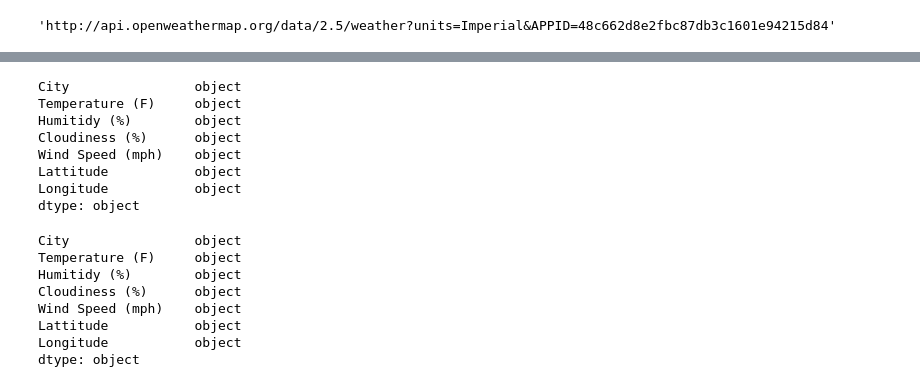
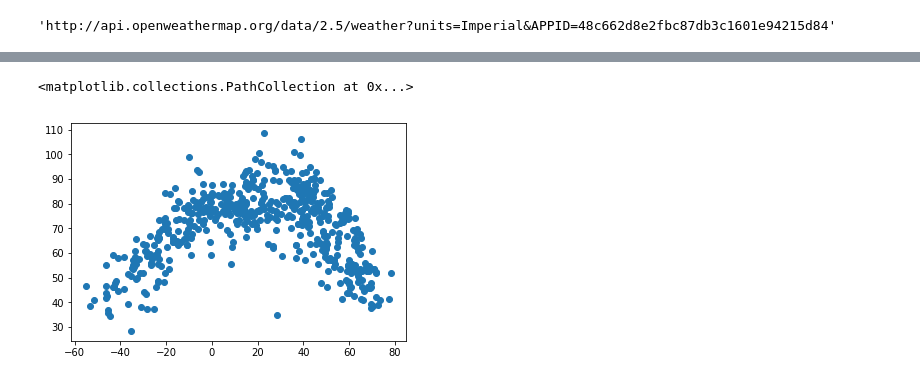
Before and after one commit to warnerm06/WeatherPy, a Jupyter notebook: WeatherPy_Solved_MEW.ipynb, the cells around one changed output, grey strips where cells are left out. Cells and saved outputs as stored; diff of their text form; code cells hidden in the pictures.

```diff
--- a/WeatherPy_Solved_MEW.ipynb
+++ b/WeatherPy_Solved_MEW.ipynb
@@ -97,7 +97,7 @@ for index, row in city_df.iterrows():
     try:
         #print(response)#(f"Temp is results['main']['temp'] in row['City'].")
 
-        city_df.loc[index,'Temperature (F)'] = response['main']['temp']
+        city_df.loc[index,'Temperature (F)'] = float(response['main']['temp'])
         city_df.loc[index,'Lattitude'] = response['coord']['lat']
         city_df.loc[index,'Longitude'] = response['coord']['lon']
         city_df.loc[index,'Humitidy (%)'] = response['main']['humidity']
@@ -108,5 +108,4 @@ for index, row in city_df.iterrows():
         missing +=1
 print(f'missing: {missing}')
 print('Start ' +str(len(cities)))
-city_df.dtypes
 # %% [output]
@@ -145,0 +137,3 @@ dtype: object
+# %%
+city_df.replace('',np.nan, inplace=True)
+city_df.head()
@@ -146,4 +147,7 @@ dtype: object
 # %%
-# xax=city_df['Lattitude']
-# yax=city_df['Temperature (F)']
-# plt.scatter(xax, yax)
+xax=city_df['Lattitude']
+yax=city_df['Temperature (F)']
+plt.scatter(xax, yax)
+# %% [output]
+<matplotlib.collections.PathCollection at 0x...>
+[figure, added]
@@ -163,13 +154,14 @@ dtype: object
 # %%
-#print(city_df.head())
-#city_df.loc[city_df['Cloudiness (%)'] ==44]
-#city_df['Longitude'].convert_objects(convert_numeric=True)
-#city_df['Longitude'].apply(pd.to_numeric)
-#city_df.loc[city_df['Longitude']>-0.6]
+# print(city_df.head())
+# #city_df.loc[city_df['Cloudiness (%)'] ==44]
 
-#city_df.loc[city_df['Longitude']>90]
-#city_df['Longitude'].convert_objects
-#city_df['Longitude'] = pd.to_numeric(city_df['Longitude'])
+# city_df['Longitude'].convert_objects(convert_numeric=True)
+# city_df['Longitude'].apply(pd.to_numeric)
+# #city_df.loc[city_df['Longitude']>-0.6]
+
+# city_df.loc[city_df['Longitude']>90]
+# city_df['Longitude'].convert_objects
+# city_df['Longitude'] = pd.to_numeric(city_df['Longitude'])
 
 # def convert_to_float(x,y):
 #     try:
@@ -179,26 +171,6 @@ dtype: object
 # new_df= city_df.apply(convert_to_float)
 
 
-city_df[['Lattitude','Longitude']].apply(pd.to_numeric)
-city_df.dtypes
-#how do i create a function to convert all cols to float AND keep str columns???
+# city_df[['Lattitude','Longitude']].apply(pd.to_numeric)
+# city_df.dtypes
+# #how do i create a function to convert all cols to float AND keep str columns???
-# %% [output]
-City                object
-Temperature (F)     object
-Humitidy (%)        object
-Cloudiness (%)      object
-Wind Speed (mph)    object
-Lattitude           object
-Longitude           object
-dtype: object
-# %%
-city_df.dtypes
-# %% [output]
-City                object
-Temperature (F)     object
-Humitidy (%)        object
-Cloudiness (%)      object
-Wind Speed (mph)    object
-Lattitude           object
-Longitude           object
-dtype: object
```
Also changed, not shown: parts of 11 cells of this notebook.
